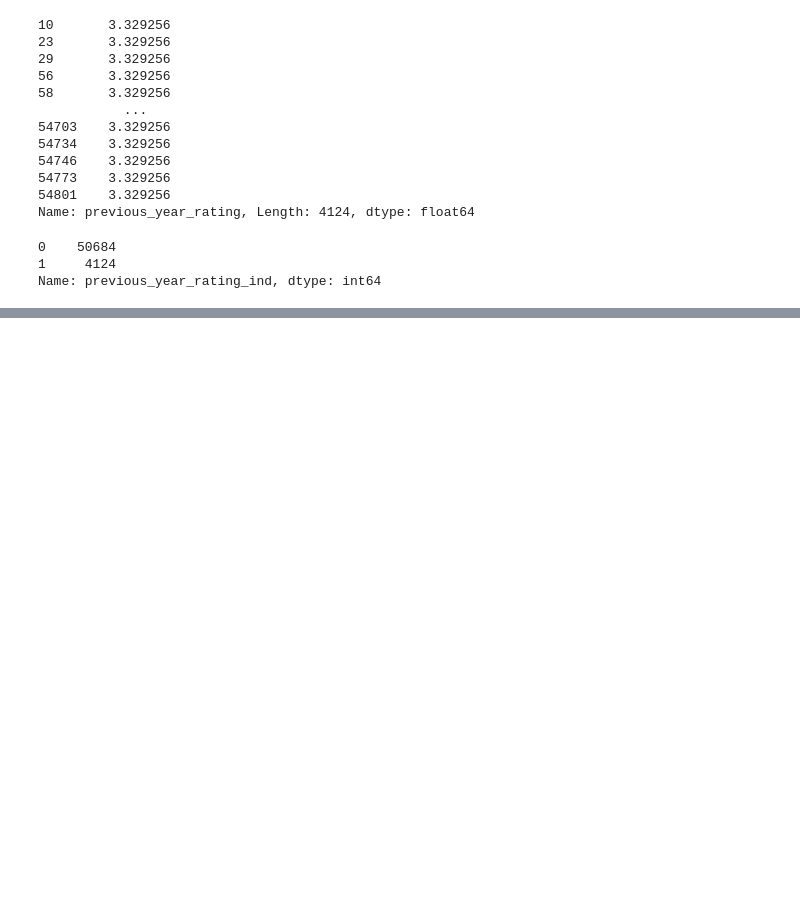
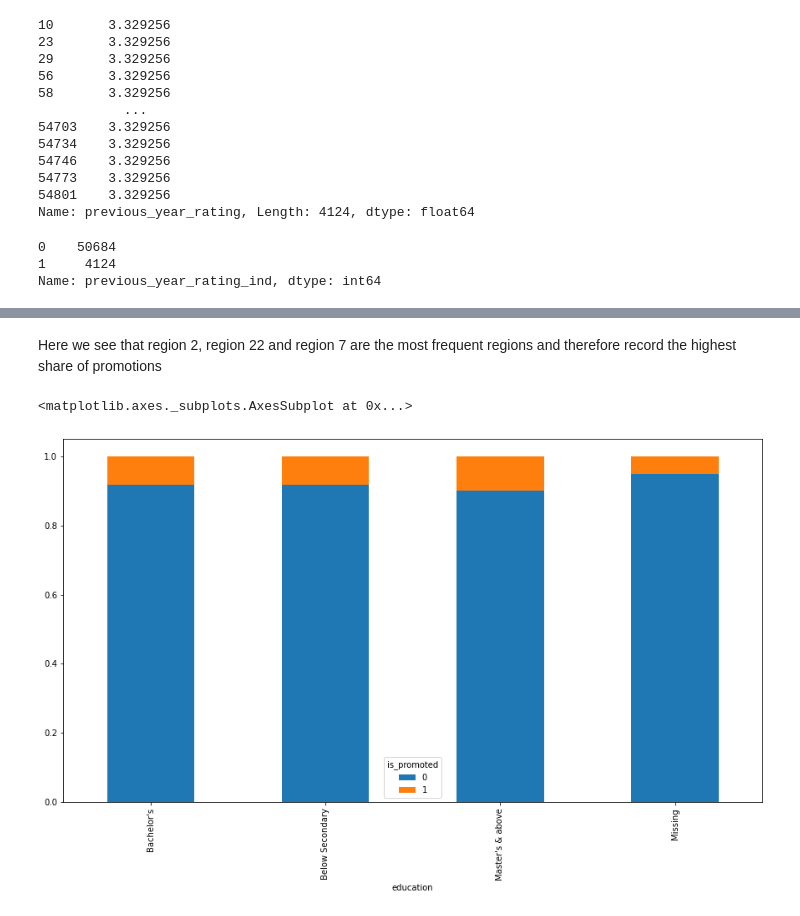
Before and after one commit to vikas280394/python_jupyter, a Jupyter notebook: If_promoted_problem_practice_jupyter.ipynb, the cells around one changed output, grey strips where cells are left out. Drawn from its saved outputs; the diff is of its cells as text; code cells hidden in the pictures; blank space fills up the shorter version.

```diff
--- a/If_promoted_problem_practice_jupyter.ipynb
+++ b/If_promoted_problem_practice_jupyter.ipynb
@@ -310,0 +334,10 @@ hellp
+# %% [markdown]
+Here we see that region 2, region 22 and region 7 are the most frequent regions and therefore record the highest share of promotions
+# %%
+# Let's have a look the distribution of promotion at education level
+pd.crosstab(data.education,data.is_promoted, normalize = "index").plot.bar(stacked = True)
+# IN the chart we see that there is no major signicance of your education on promotion however  missing values
+# have a relatively level of promotion share
+# %% [output]
+<matplotlib.axes._subplots.AxesSubplot at 0x...>
+[figure, added]
```
Also changed, not shown: parts of 16 cells of this notebook.
